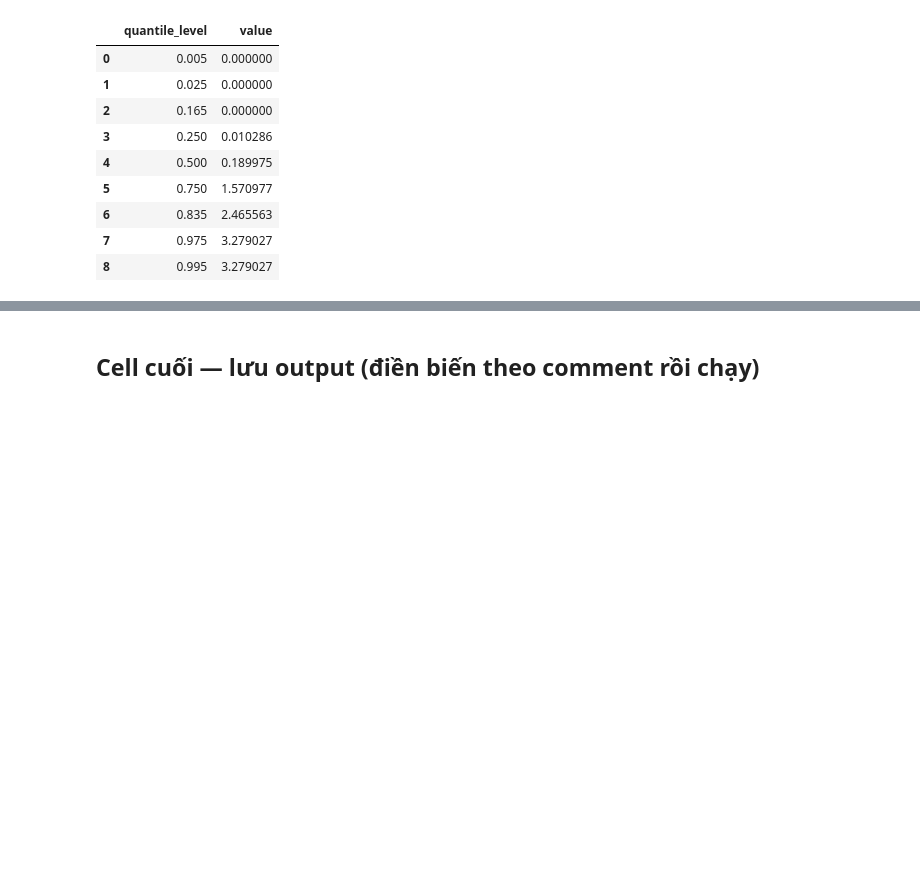
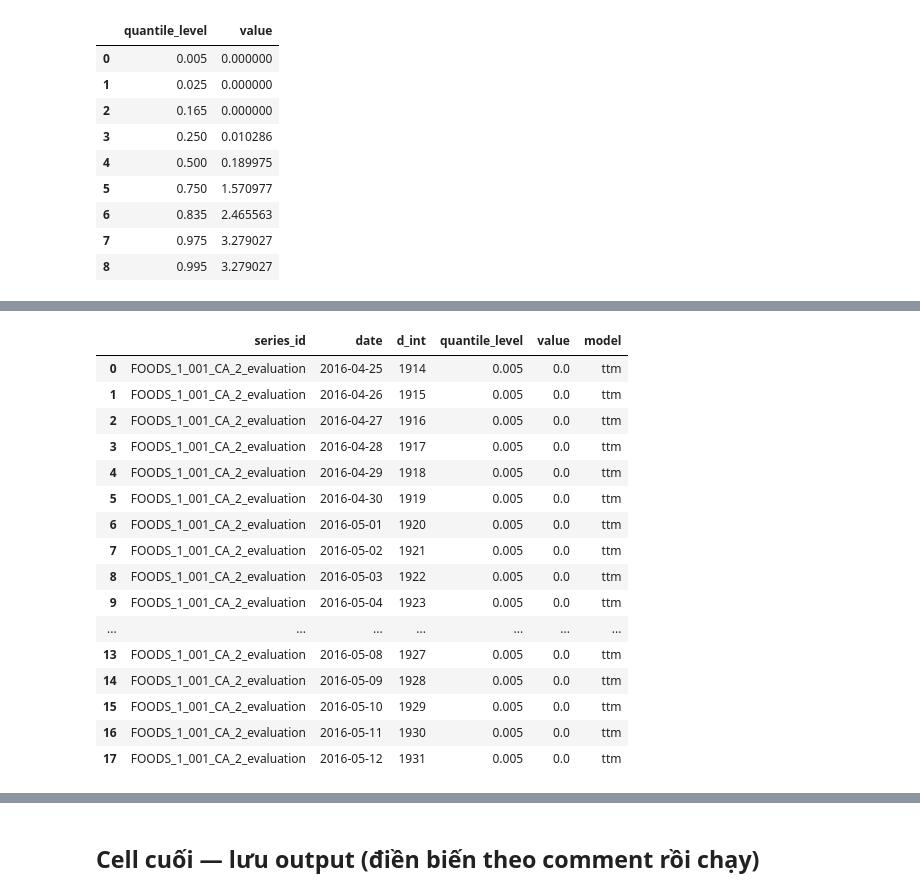
Before and after one commit to DuyKhanh162/m5-intermittent-forecasting, a Jupyter notebook: notebooks/P4.ipynb, the cells around one changed output, grey strips where cells are left out. Drawn from its saved outputs; the diff is of its cells as text; code cells hidden in the pictures; blank space fills up the shorter version.

Commit message:
Thực hiện TTM zero-shot probabilistic forecasting

```diff
--- a/notebooks/P4.ipynb
+++ b/notebooks/P4.ipynb
@@ -830,0 +942,15 @@ print(
+# %%
+with torch.inference_mode():
+
+    outputs = ttm(
+        past_values=past_values
+    )
+
+point_scaled = (
+    outputs.prediction_outputs
+    .detach()
+    .cpu()
+    .numpy()
+)
+
+print("Raw output shape:", point_scaled.shape)
@@ -830,0 +1166,57 @@ print(
+# %%
+# ============================================================
+# PROBABILISTIC WRAPPER SMOKE TEST
+# ============================================================
+
+test_offset = test_start - (train_end + 1)
+
+point_test = point_pred[
+    :,
+    test_offset:test_offset + H,
+]
+
+assert point_test.shape == (
+    len(test_ids),
+    H,
+)
+
+test_days = np.arange(
+    test_start,
+    test_end + 1,
+)
+
+point_test_df = pd.DataFrame({
+    "series_id": np.repeat(
+        test_ids,
+        H,
+    ),
+    "d_int": np.tile(
+        test_days,
+        len(test_ids),
+    ),
+    "value": point_test.reshape(-1),
+})
+
+point_test_df["date"] = (
+    point_test_df["d_int"]
+    .map(day_to_date)
+)
+
+disp_test = get_dispersion(
+    p4_data[
+        p4_data["series_id"].isin(test_ids)
+    ],
+    train_end,
+)
+
+ttm_q_test = point_to_quantiles(
+    point_test_df,
+    "ttm",
+    disp_test,
+)
+
+print("Point forecast :", point_test_df.shape)
+print("Quantile output:", ttm_q_test.shape)
+
+display(ttm_q_test.head(18))
+# %% [output]
@@ -830,0 +1225,17 @@ print(
+|  | series_id | date | d_int | quantile_level | value | model |
+| 0 | FOODS_1_001_CA_2_evaluation | 2016-04-25 | 1914 | 0.005 | 0.0 | ttm |
+| 1 | FOODS_1_001_CA_2_evaluation | 2016-04-26 | 1915 | 0.005 | 0.0 | ttm |
+| 2 | FOODS_1_001_CA_2_evaluation | 2016-04-27 | 1916 | 0.005 | 0.0 | ttm |
+| 3 | FOODS_1_001_CA_2_evaluation | 2016-04-28 | 1917 | 0.005 | 0.0 | ttm |
+| 4 | FOODS_1_001_CA_2_evaluation | 2016-04-29 | 1918 | 0.005 | 0.0 | ttm |
+| 5 | FOODS_1_001_CA_2_evaluation | 2016-04-30 | 1919 | 0.005 | 0.0 | ttm |
+| 6 | FOODS_1_001_CA_2_evaluation | 2016-05-01 | 1920 | 0.005 | 0.0 | ttm |
+| 7 | FOODS_1_001_CA_2_evaluation | 2016-05-02 | 1921 | 0.005 | 0.0 | ttm |
+| 8 | FOODS_1_001_CA_2_evaluation | 2016-05-03 | 1922 | 0.005 | 0.0 | ttm |
+| 9 | FOODS_1_001_CA_2_evaluation | 2016-05-04 | 1923 | 0.005 | 0.0 | ttm |
+| ... | ... | ... | ... | ... | ... | ... |
+| 13 | FOODS_1_001_CA_2_evaluation | 2016-05-08 | 1927 | 0.005 | 0.0 | ttm |
+| 14 | FOODS_1_001_CA_2_evaluation | 2016-05-09 | 1928 | 0.005 | 0.0 | ttm |
+| 15 | FOODS_1_001_CA_2_evaluation | 2016-05-10 | 1929 | 0.005 | 0.0 | ttm |
+| 16 | FOODS_1_001_CA_2_evaluation | 2016-05-11 | 1930 | 0.005 | 0.0 | ttm |
+| 17 | FOODS_1_001_CA_2_evaluation | 2016-05-12 | 1931 | 0.005 | 0.0 | ttm |
```
Also changed, not shown: parts of 16 cells of this notebook, 1 other file.
